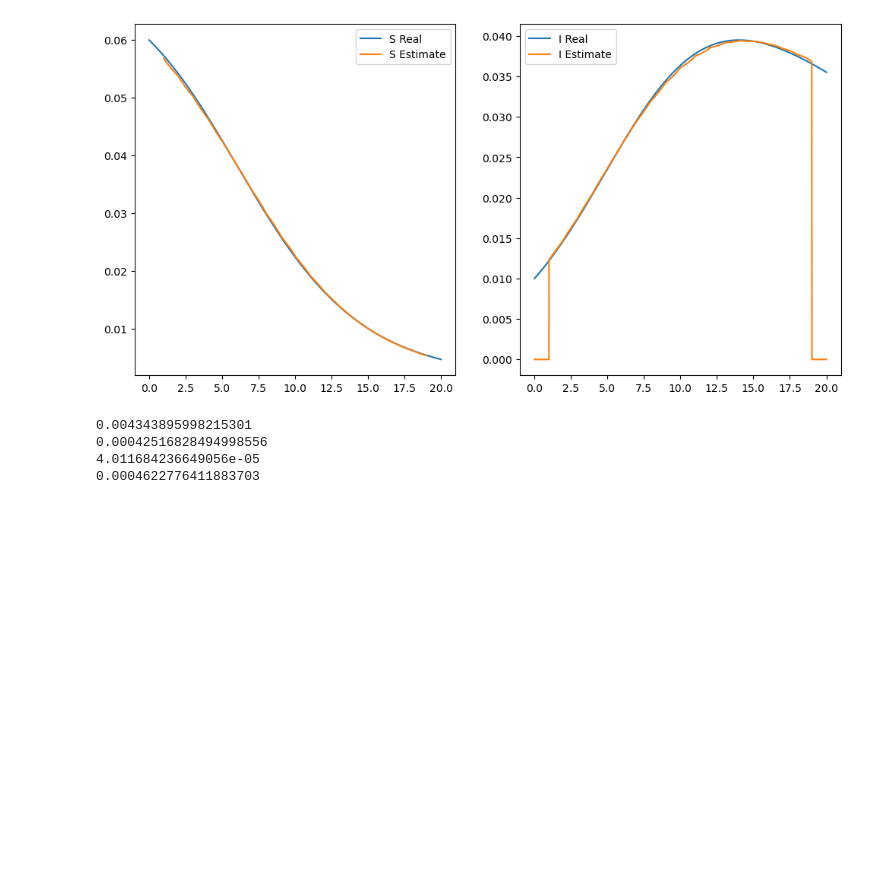
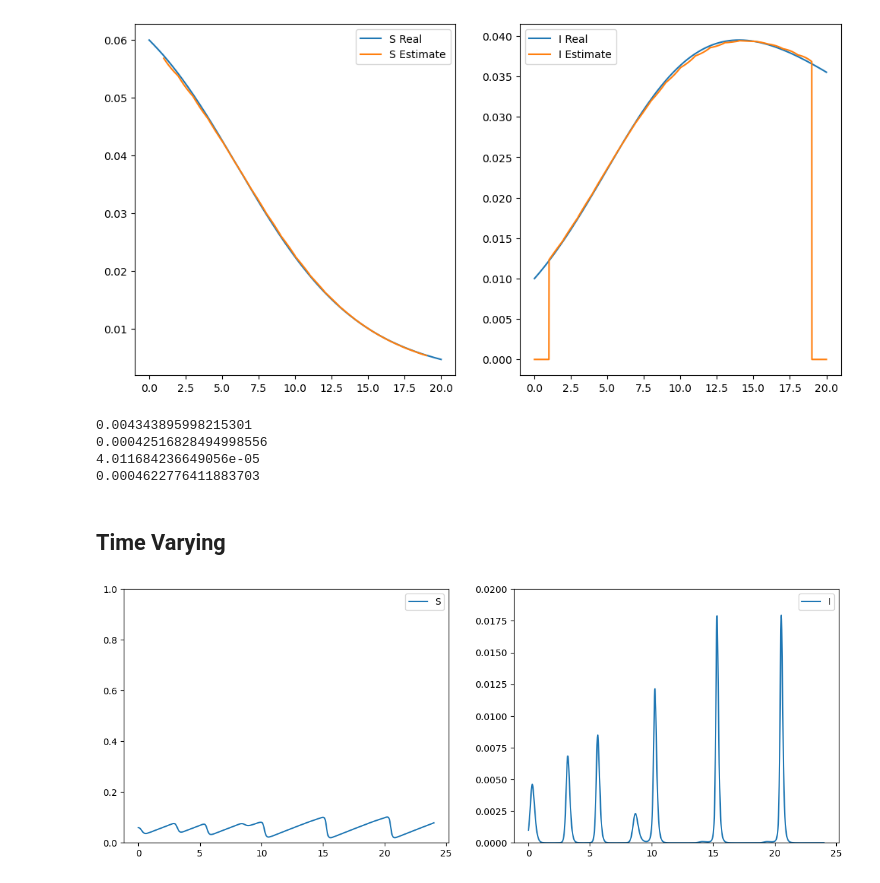
Before and after one commit to rahalnanayakkara/nonlinear_observers, a Jupyter notebook: epidemiology/SIR_notebook.ipynb, the cells around one changed output. Cells and saved outputs as stored; diff of their text form; code cells hidden in the pictures; blank space fills up the shorter version.

Commit message:
Time Varying SIR example

```diff
--- a/epidemiology/SIR_notebook.ipynb
+++ b/epidemiology/SIR_notebook.ipynb
@@ -84,3 +84,39 @@ print(np.max(y3))
 0.00042516828494998556
 4.011684236649056e-05
 0.0004622776411883703
+# %% [markdown]
+## Time Varying
+# %%
+mu = 0.02
+gamma = 365/20
+beta = 17*(mu+gamma)
+nu = 0.4
+w = 2.4
+
+S0 = 0.06
+I0 = 0.001
+
+num_years = 24
+sampling_dt = 0.01
+integration_dt = 0.001
+
+sir_ode = SIR_t(mu=mu, beta=beta, gamma=gamma, nu=nu, w=w)
+x0 = np.array([S0, I0])
+
+time, x, y_d, t_samples, y_samples = simulate(sir_ode, x0, integration_dt, sampling_dt, num_years)
+# %%
+plt.figure(figsize=(14,5))
+
+plt.subplot(1,2,1)
+plt.plot(time, x[0], label="S")
+plt.ylim([0,1])
+plt.legend()
+
+plt.subplot(1,2,2)
+plt.plot(time, x[1], label="I")
+plt.ylim([0,0.02])
+plt.legend()
+
+plt.show()
+# %% [output]
+[figure, added]
```
Also changed, not shown: parts of 9 cells of this notebook, 4 other files.
